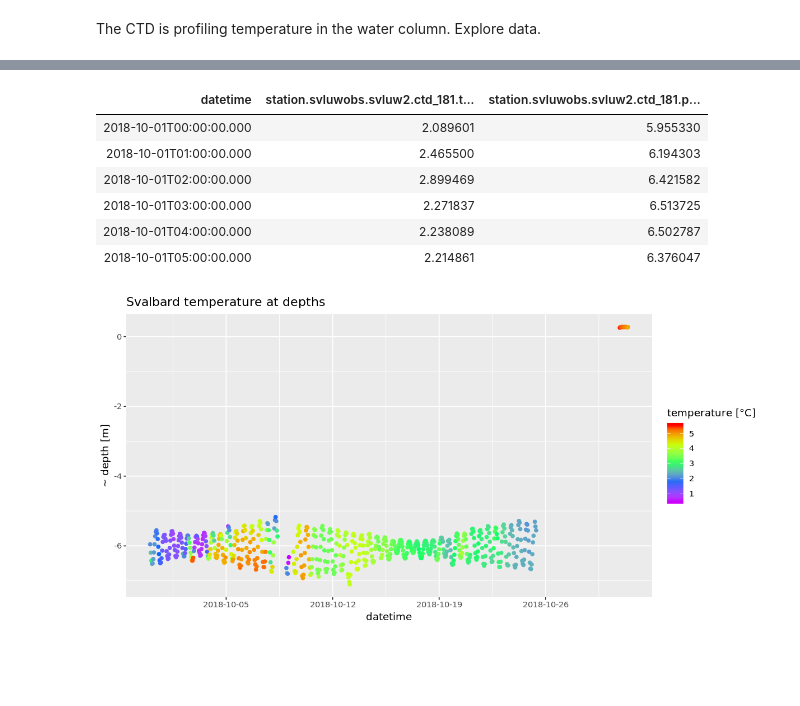
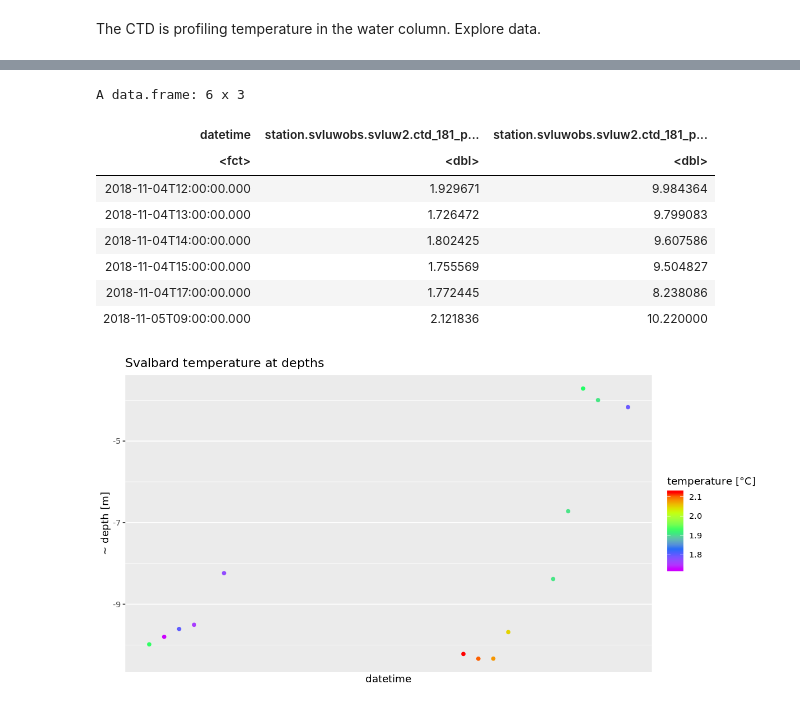
Before and after one commit to o2a-data/o2a-data-dws, a Jupyter notebook: dws-r-intro.ipynb, the cells around one changed output, grey strips where cells are left out. Cells and saved outputs as stored; diff of their text form; code cells hidden in the pictures; blank space fills up the shorter version.

```diff
--- a/dws-r-intro.ipynb
+++ b/dws-r-intro.ipynb
@@ -145,30 +154,32 @@ sensors
 # %%
 data <- dws.get(
-  c("station:svluwobs:svluw2:ctd_181:temperature", "station:svluwobs:svluw2:ctd_181:pressure"),
+  c("station:svluwobs:svluw2:ctd_181_profiling:temperature_awi_02:temperature", "station:svluwobs:svluw2:ctd_181_profiling:pressure_awi_02:pressure"),
   begin="2018-10-01",
   end="2018-11-05",
   aggregate = "hour")
 head(data)
 # %% [output]
+A data.frame: 6 x 3
-| datetime | station.svluwobs.svluw2.ctd_181.t... | station.svluwobs.svluw2.ctd_181.p... |
-| 2018-10-01T00:00:00.000 | 2.089601 | 5.955330 |
-| 2018-10-01T01:00:00.000 | 2.465500 | 6.194303 |
-| 2018-10-01T02:00:00.000 | 2.899469 | 6.421582 |
-| 2018-10-01T03:00:00.000 | 2.271837 | 6.513725 |
-| 2018-10-01T04:00:00.000 | 2.238089 | 6.502787 |
-| 2018-10-01T05:00:00.000 | 2.214861 | 6.376047 |
+| datetime | station.svluwobs.svluw2.ctd_181_p... | station.svluwobs.svluw2.ctd_181_p... |
+| <fct> | <dbl> | <dbl> |
+| 2018-11-04T12:00:00.000 | 1.929671 | 9.984364 |
+| 2018-11-04T13:00:00.000 | 1.726472 | 9.799083 |
+| 2018-11-04T14:00:00.000 | 1.802425 | 9.607586 |
+| 2018-11-04T15:00:00.000 | 1.755569 | 9.504827 |
+| 2018-11-04T17:00:00.000 | 1.772445 | 8.238086 |
+| 2018-11-05T09:00:00.000 | 2.121836 | 10.220000 |
 # %%
 library(ggplot2)
 library(scales)
 
 data$timestamp <- as.POSIXct(data$datetime, format = "%Y-%m-%dT%H:%M:%S")
-gg <- ggplot(data, aes(x = timestamp, y = -station.svluwobs.svluw2.ctd_181.pressure..mean...dbar.)) +
-  geom_point(aes(col = station.svluwobs.svluw2.ctd_181.temperature..mean....C.)) +
+gg <- ggplot(data, aes(x = timestamp, y = -station.svluwobs.svluw2.ctd_181_profiling.pressure_awi_02.pressure..mean....)) +
+  geom_point(aes(col = station.svluwobs.svluw2.ctd_181_profiling.temperature_awi_02.temperature..mean....)) +
   labs(title = "Svalbard temperature at depths", x = "datetime", y = "~ depth [m]", "ok") +
   scale_color_gradientn(colors = rev(rainbow(5)), name = "temperature [°C]") +
   scale_x_datetime(labels = date_format("%Y-%m-%d"), date_breaks = "7 days")
 
 options(repr.plot.width = 10, repr.plot.height = 5)
 plot(gg)
 # %% [output]
-[figure, old version]
+[figure, new version]
```
Also changed, not shown: parts of 10 cells of this notebook.
